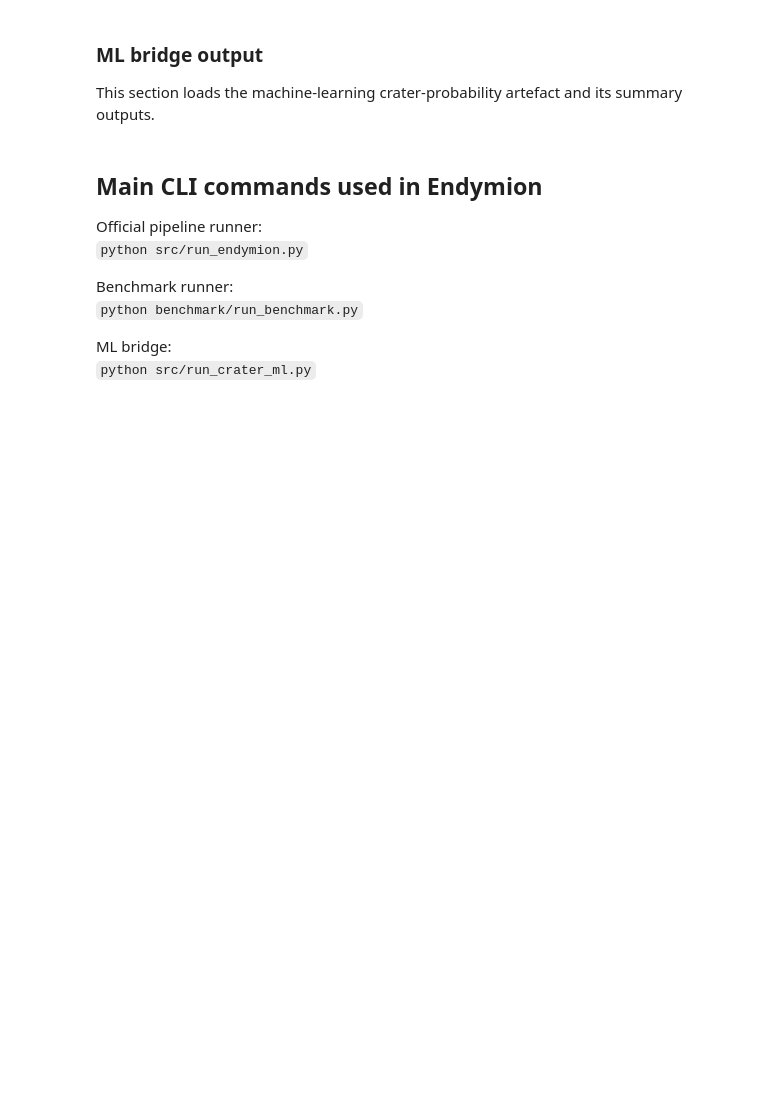
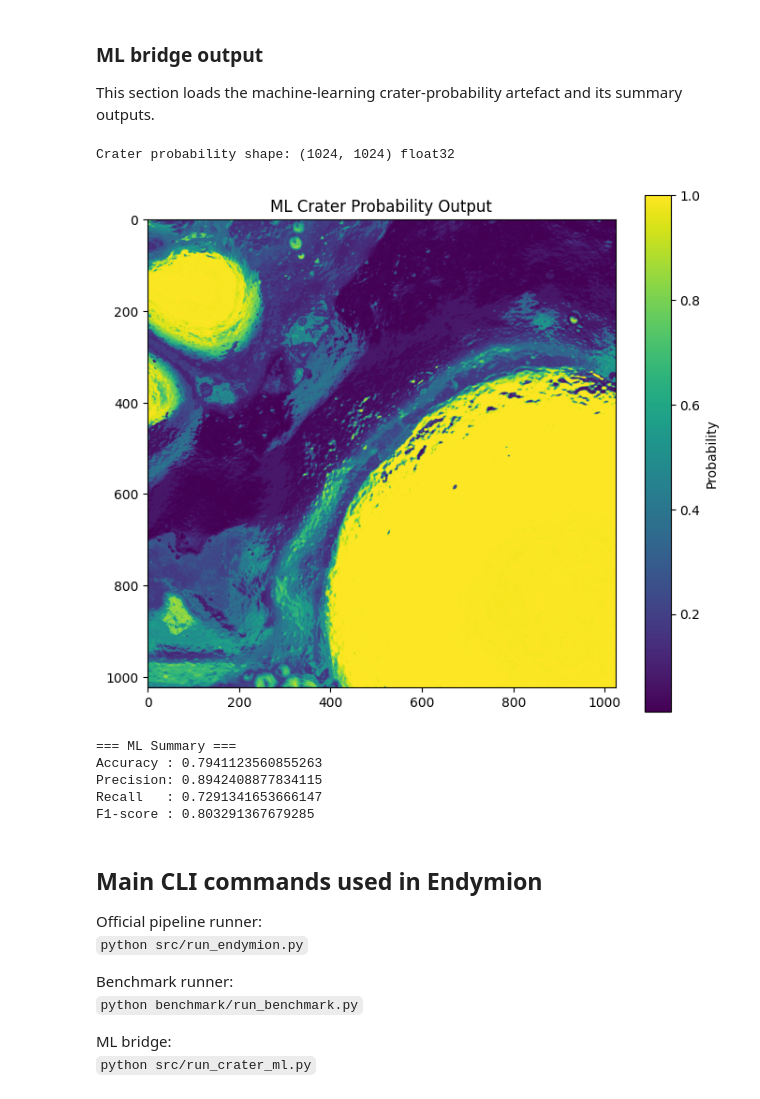
Before and after one commit to Log-Yair/Endymion, a Jupyter notebook: notebooks/Endymion_Viva_Demo.ipynb, the cells around one changed output. Drawn from its saved outputs; the diff is of its cells as text; code cells hidden in the pictures; blank space fills up the shorter version.

```diff
--- a/notebooks/Endymion_Viva_Demo.ipynb
+++ b/notebooks/Endymion_Viva_Demo.ipynb
@@ -496,47 +522,52 @@ display(bench_df[existing_cols])
 
 This section loads the machine-learning crater-probability artefact and its summary outputs.
 # %%
-# References / notes:
-# - The ML bridge produces an ROI-aligned crater probability raster:
-#     crater_proba_ml_v1.npy
-# - It also saves summary files and model metadata in the ROI derived directory.
+# - Based on run_crater_ml.py summary structure:
+#   metrics are saved under "evaluation", not "metrics".
+# - Source checked from the current Endymion ML bridge implementation.
 
 ml_proba_path = ROI_DIR / "crater_proba_ml_v1.npy"
 
 if ml_proba_path.exists():
     crater_proba = np.load(ml_proba_path)
     print("Crater probability shape:", crater_proba.shape, crater_proba.dtype)
 else:
     crater_proba = None
     print("crater_proba_ml_v1.npy not found.")
 
 
-
 # ML crater probability visualisation
-
 if crater_proba is not None:
     plt.figure(figsize=(7, 6))
     plt.imshow(crater_proba)
     plt.title("ML Crater Probability Output")
     plt.colorbar(label="Probability")
     plt.tight_layout()
     plt.show()
 
 
-
 # Load ML summary JSON
-
 if ML_SUMMARY_PATH.exists():
     with open(ML_SUMMARY_PATH, "r", encoding="utf-8") as f:
         ml_summary = json.load(f)
 
+    evaluation = ml_summary.get("evaluation", {})
+
     print("=== ML Summary ===")
-    print("Accuracy :", ml_summary.get("metrics", {}).get("accuracy"))
-    print("Precision:", ml_summary.get("metrics", {}).get("precision"))
-    print("Recall   :", ml_summary.get("metrics", {}).get("recall"))
-    print("F1-score :", ml_summary.get("metrics", {}).get("f1"))
+    print("Accuracy :", evaluation.get("accuracy"))
+    print("Precision:", evaluation.get("precision"))
+    print("Recall   :", evaluation.get("recall"))
+    print("F1-score :", evaluation.get("f1"))
 else:
     print("ML summary JSON not found.")
+# %% [output]
+Crater probability shape: (1024, 1024) float32
+[figure, added]
+=== ML Summary ===
+Accuracy : 0.7941123560855263
+Precision: 0.8942408877834115
+Recall   : 0.7291341653666147
+F1-score : 0.803291367679285
 # %% [markdown]
 ## Main CLI commands used in Endymion
 
```
Also changed, not shown: parts of 5 cells of this notebook.
